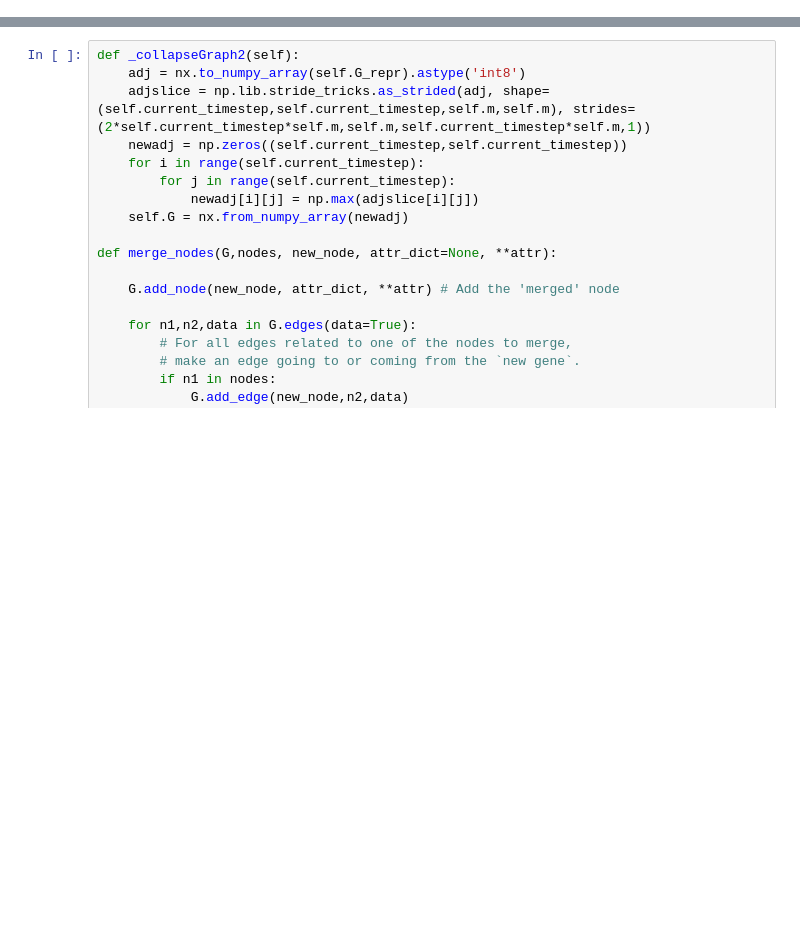
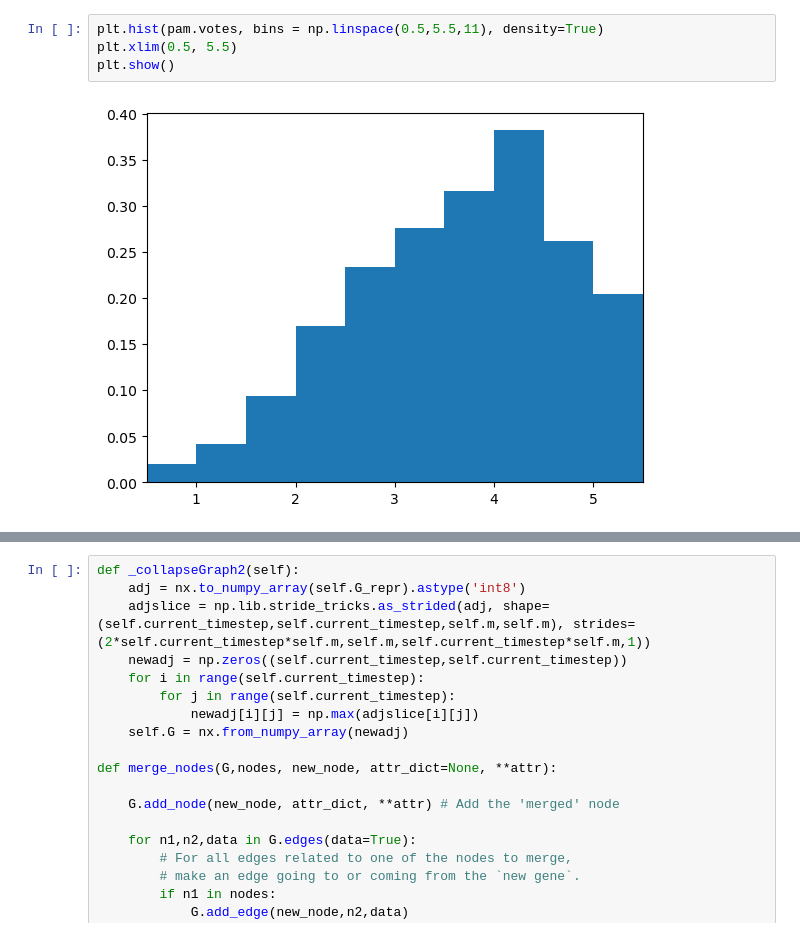
Before and after one commit to samuelzegers/atip, a Jupyter notebook: Coexistence.ipynb, the cells around one changed output, grey strips where cells are left out. Cells and saved outputs as stored; diff of their text form; blank space fills up the shorter version.

```diff
--- a/Coexistence.ipynb
+++ b/Coexistence.ipynb
@@ -268,0 +298,6 @@ pam.draw3()
+# %%
+plt.hist(pam.votes, bins = np.linspace(0.5,5.5,11), density=True)
+plt.xlim(0.5, 5.5)
+plt.show()
+# %% [output]
+[figure, added]
```
Also changed, not shown: parts of 11 cells of this notebook, 3 other files.
